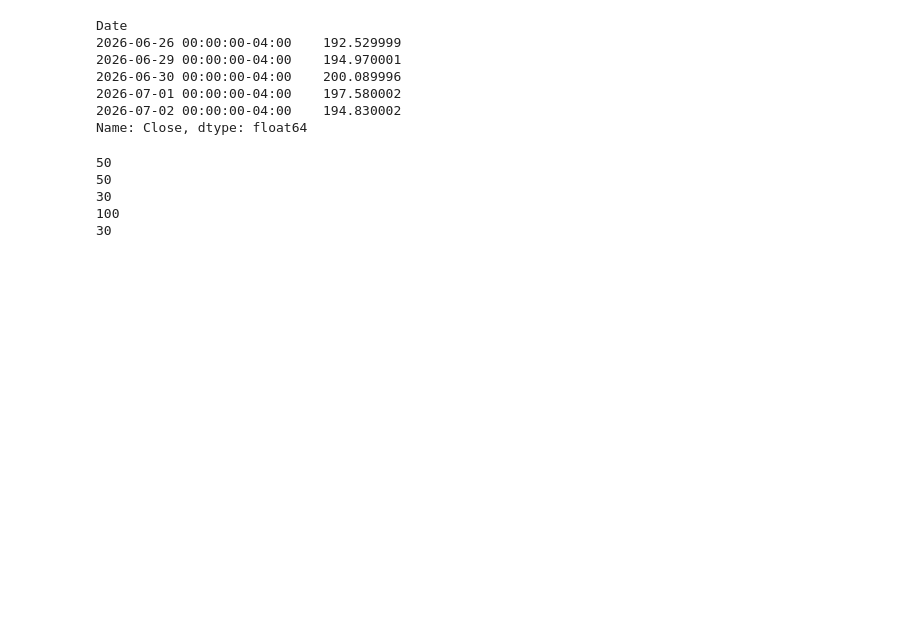
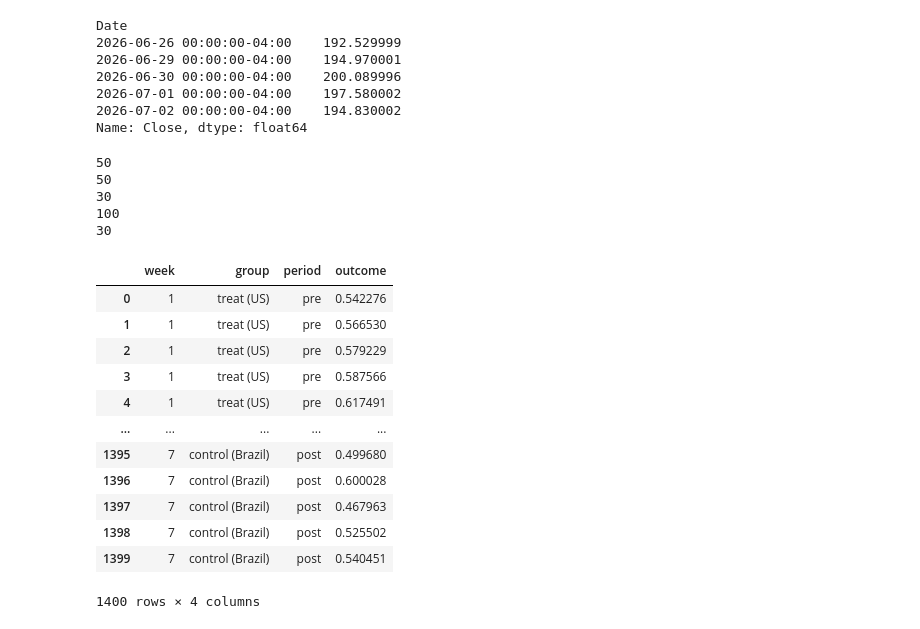
Before and after one commit to aurora-xiao97/DS-Projects, a Jupyter notebook: Projects/Customer_Analytics_Preparing_Data_for_Modeling/notebook.ipynb, the cells around one changed output. Saved outputs shown, nothing was run; the diff lists cells and outputs as text; code cells hidden in the pictures; blank space fills up the shorter version.

```diff
--- a/Projects/Customer_Analytics_Preparing_Data_for_Modeling/notebook.ipynb
+++ b/Projects/Customer_Analytics_Preparing_Data_for_Modeling/notebook.ipynb
@@ -487,3 +487,61 @@ for func in [one, two, three]:
 30
 100
 30
+# %%
+### test on the DiD
+import numpy as np
+import pandas as pd
+n = 100   # users per week per group
+
+rows = []
+
+# --- PRE-PERIOD: weeks 1–4 ---
+# Both groups rise at same rate (~1pp/week) — parallel trends holds
+for week in [1, 2, 3, 4]:
+    # US (treat): starts at 58%, rises 1pp/week
+    treat_outcomes = 0.58 + 0.01 * week + np.random.normal(0, 0.04, n)
+    for o in treat_outcomes:
+        rows.append({'week': week, 'group': 'treat (US)',
+                     'period': 'pre', 'outcome': np.clip(o, 0, 1)})
+
+    # Brazil (control): starts at 44%, rises 1pp/week (same slope)
+    control_outcomes = 0.44 + 0.01 * week + np.random.normal(0, 0.04, n)
+    for o in control_outcomes:
+        rows.append({'week': week, 'group': 'control (Brazil)',
+                     'period': 'pre', 'outcome': np.clip(o, 0, 1)})
+
+# --- POST-PERIOD: weeks 5–7 ---
+# Tutorial rolls out at week 5 in US only
+# US gets extra +8pp boost on top of natural trend
+# Brazil continues same natural trend
+for week in [5, 6, 7]:
+    # US (treat): continues trend + tutorial boost
+    treat_outcomes = 0.58 + 0.01 * week + 0.08 + np.random.normal(0, 0.04, n)
+    for o in treat_outcomes:
+        rows.append({'week': week, 'group': 'treat (US)',
+                     'period': 'post', 'outcome': np.clip(o, 0, 1)})
+
+    # Brazil (control): just continues natural trend
+    control_outcomes = 0.44 + 0.01 * week + np.random.normal(0, 0.04, n)
+    for o in control_outcomes:
+        rows.append({'week': week, 'group': 'control (Brazil)',
+                     'period': 'post', 'outcome': np.clip(o, 0, 1)})
+
+df = pd.DataFrame(rows)
+treatment_week = 5   # tutorial rolled out at week 5
+# %%
+df
+# %% [output]
+|  | week | group | period | outcome |
+| 0 | 1 | treat (US) | pre | 0.542276 |
+| 1 | 1 | treat (US) | pre | 0.566530 |
+| 2 | 1 | treat (US) | pre | 0.579229 |
+| 3 | 1 | treat (US) | pre | 0.587566 |
+| 4 | 1 | treat (US) | pre | 0.617491 |
+| ... | ... | ... | ... | ... |
+| 1395 | 7 | control (Brazil) | post | 0.499680 |
+| 1396 | 7 | control (Brazil) | post | 0.600028 |
+| 1397 | 7 | control (Brazil) | post | 0.467963 |
+| 1398 | 7 | control (Brazil) | post | 0.525502 |
+| 1399 | 7 | control (Brazil) | post | 0.540451 |
+1400 rows × 4 columns
```
Also changed, not shown: parts of 4 cells of this notebook.
